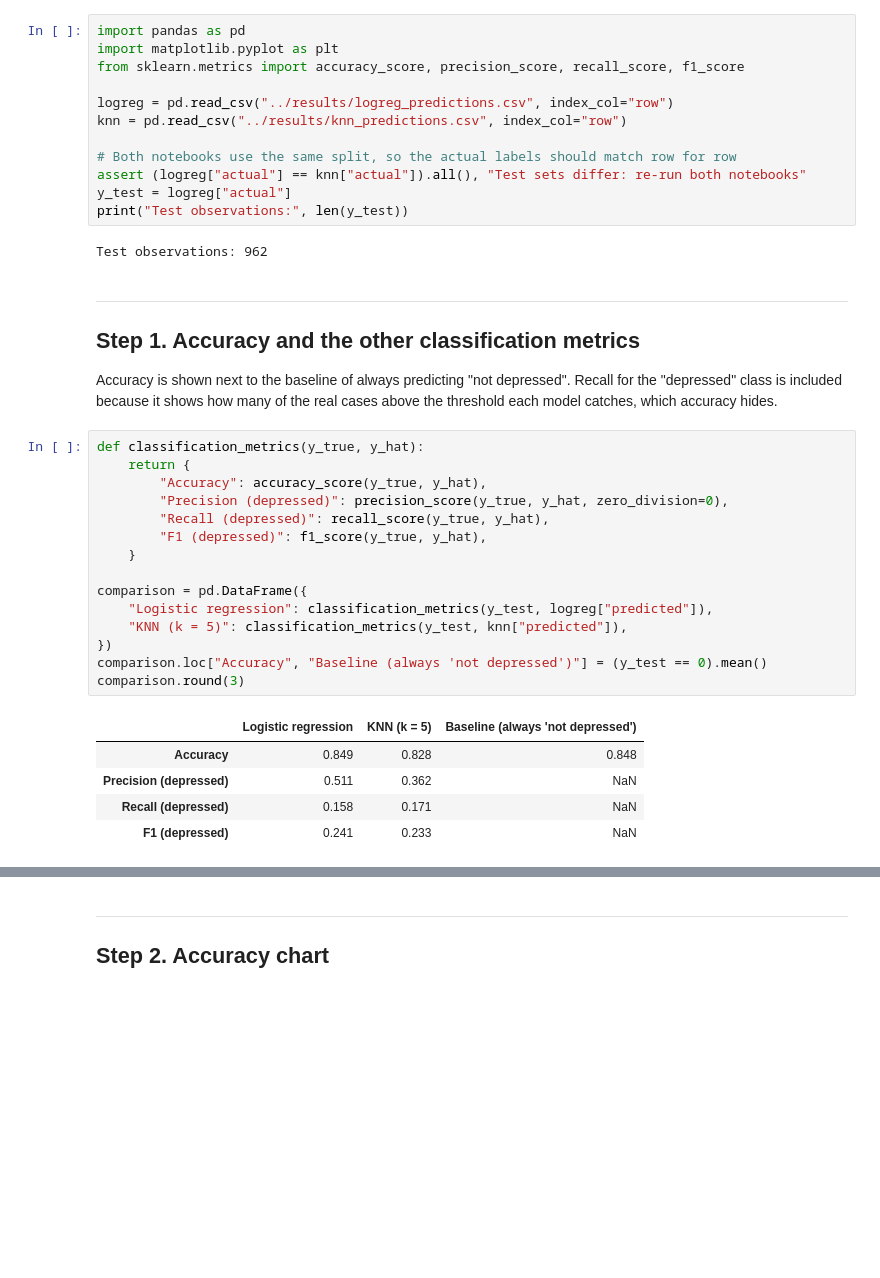
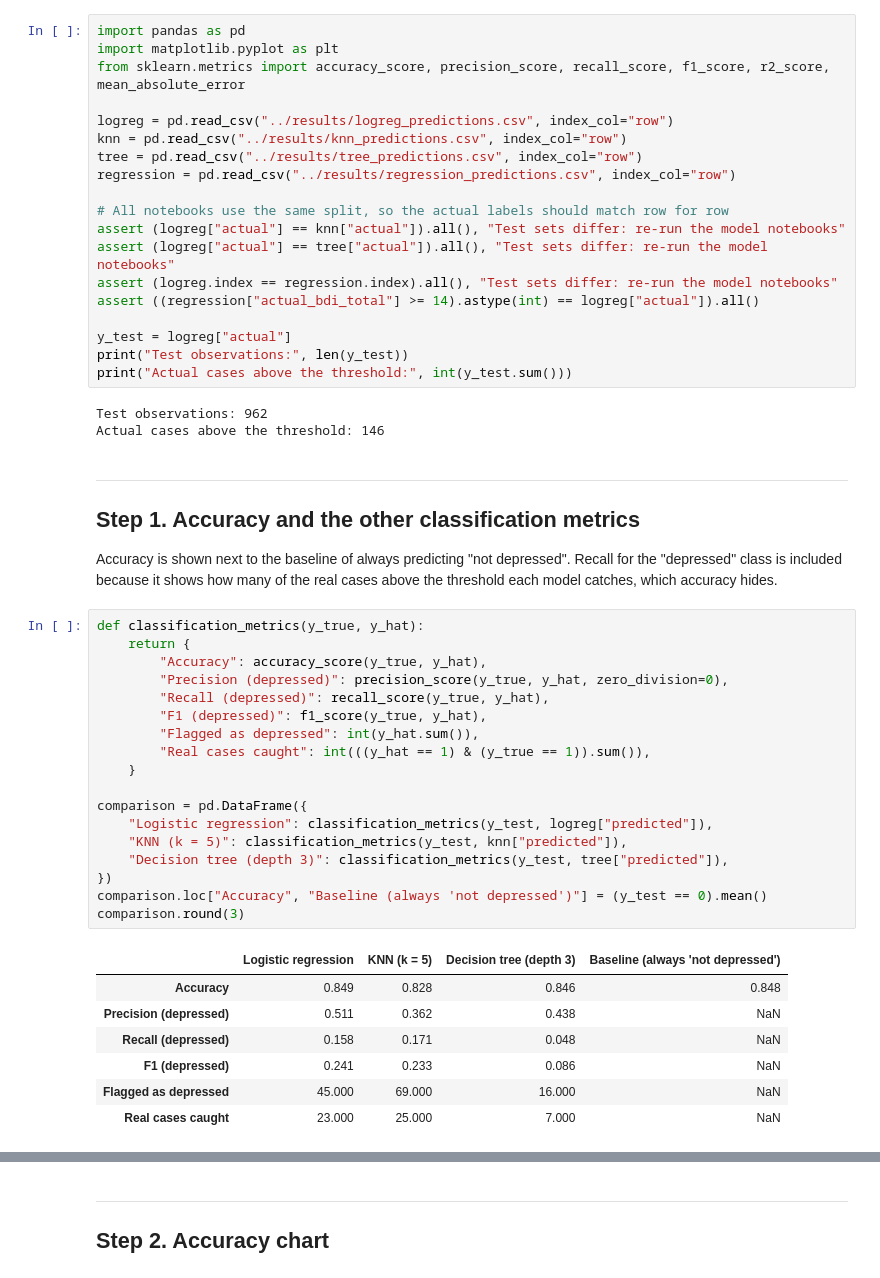
Before and after one commit to ciarabyas2/sleep-mood-bdi-analysis, a Jupyter notebook: notebooks/model_comparison.ipynb, the cells around one changed output, grey strips where cells are left out. Drawn from its saved outputs; the diff is of its cells as text; blank space fills up the shorter version.

```diff
--- a/notebooks/model_comparison.ipynb
+++ b/notebooks/model_comparison.ipynb
@@ -5,17 +9,25 @@ This notebook compares the two classifiers on the same test set. Run `logistic_r
 # %%
 import pandas as pd
 import matplotlib.pyplot as plt
-from sklearn.metrics import accuracy_score, precision_score, recall_score, f1_score
+from sklearn.metrics import accuracy_score, precision_score, recall_score, f1_score, r2_score, mean_absolute_error
 
 logreg = pd.read_csv("../results/logreg_predictions.csv", index_col="row")
 knn = pd.read_csv("../results/knn_predictions.csv", index_col="row")
+tree = pd.read_csv("../results/tree_predictions.csv", index_col="row")
+regression = pd.read_csv("../results/regression_predictions.csv", index_col="row")
 
-# Both notebooks use the same split, so the actual labels should match row for row
-assert (logreg["actual"] == knn["actual"]).all(), "Test sets differ: re-run both notebooks"
+# All notebooks use the same split, so the actual labels should match row for row
+assert (logreg["actual"] == knn["actual"]).all(), "Test sets differ: re-run the model notebooks"
+assert (logreg["actual"] == tree["actual"]).all(), "Test sets differ: re-run the model notebooks"
+assert (logreg.index == regression.index).all(), "Test sets differ: re-run the model notebooks"
+assert ((regression["actual_bdi_total"] >= 14).astype(int) == logreg["actual"]).all()
+
 y_test = logreg["actual"]
 print("Test observations:", len(y_test))
+print("Actual cases above the threshold:", int(y_test.sum()))
 # %% [output]
 Test observations: 962
+Actual cases above the threshold: 146
 # %% [markdown]
 ---
 ## Step 1. Accuracy and the other classification metrics
@@ -24,21 +36,26 @@ Accuracy is shown next to the baseline of always predicting "not depressed". Rec
 # %%
 def classification_metrics(y_true, y_hat):
     return {
         "Accuracy": accuracy_score(y_true, y_hat),
         "Precision (depressed)": precision_score(y_true, y_hat, zero_division=0),
         "Recall (depressed)": recall_score(y_true, y_hat),
         "F1 (depressed)": f1_score(y_true, y_hat),
+        "Flagged as depressed": int(y_hat.sum()),
+        "Real cases caught": int(((y_hat == 1) & (y_true == 1)).sum()),
     }
 
 comparison = pd.DataFrame({
     "Logistic regression": classification_metrics(y_test, logreg["predicted"]),
     "KNN (k = 5)": classification_metrics(y_test, knn["predicted"]),
+    "Decision tree (depth 3)": classification_metrics(y_test, tree["predicted"]),
 })
 comparison.loc["Accuracy", "Baseline (always 'not depressed')"] = (y_test == 0).mean()
 comparison.round(3)
 # %% [output]
-|  | Logistic regression | KNN (k = 5) | Baseline (always 'not depressed') |
-| Accuracy | 0.849 | 0.828 | 0.848 |
-| Precision (depressed) | 0.511 | 0.362 | NaN |
-| Recall (depressed) | 0.158 | 0.171 | NaN |
-| F1 (depressed) | 0.241 | 0.233 | NaN |
+|  | Logistic regression | KNN (k = 5) | Decision tree (depth 3) | Baseline (always 'not depressed') |
+| Accuracy | 0.849 | 0.828 | 0.846 | 0.848 |
+| Precision (depressed) | 0.511 | 0.362 | 0.438 | NaN |
+| Recall (depressed) | 0.158 | 0.171 | 0.048 | NaN |
+| F1 (depressed) | 0.241 | 0.233 | 0.086 | NaN |
+| Flagged as depressed | 45.000 | 69.000 | 16.000 | NaN |
+| Real cases caught | 23.000 | 25.000 | 7.000 | NaN |
```
Also changed, not shown: parts of 11 cells of this notebook, 5 other files.
